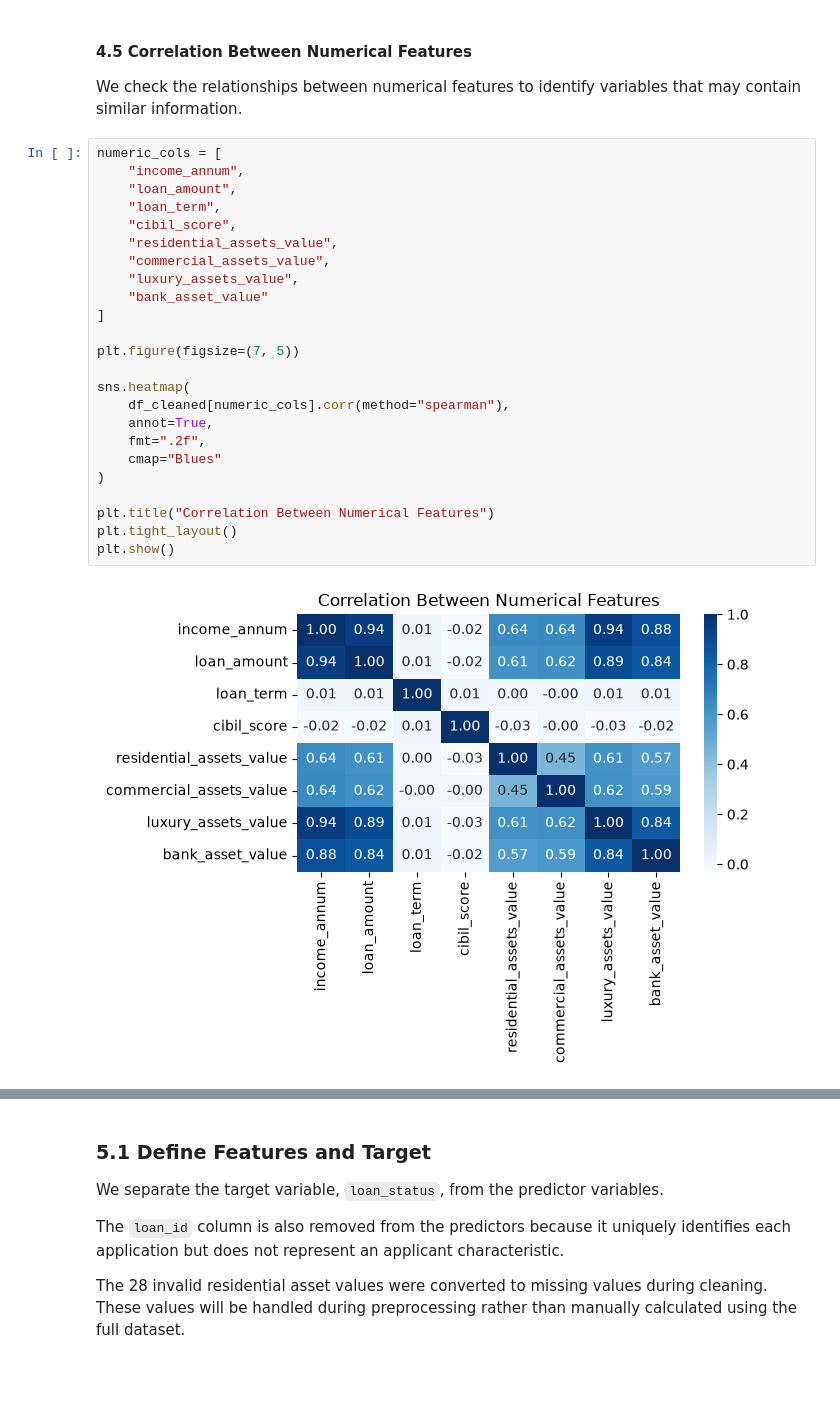
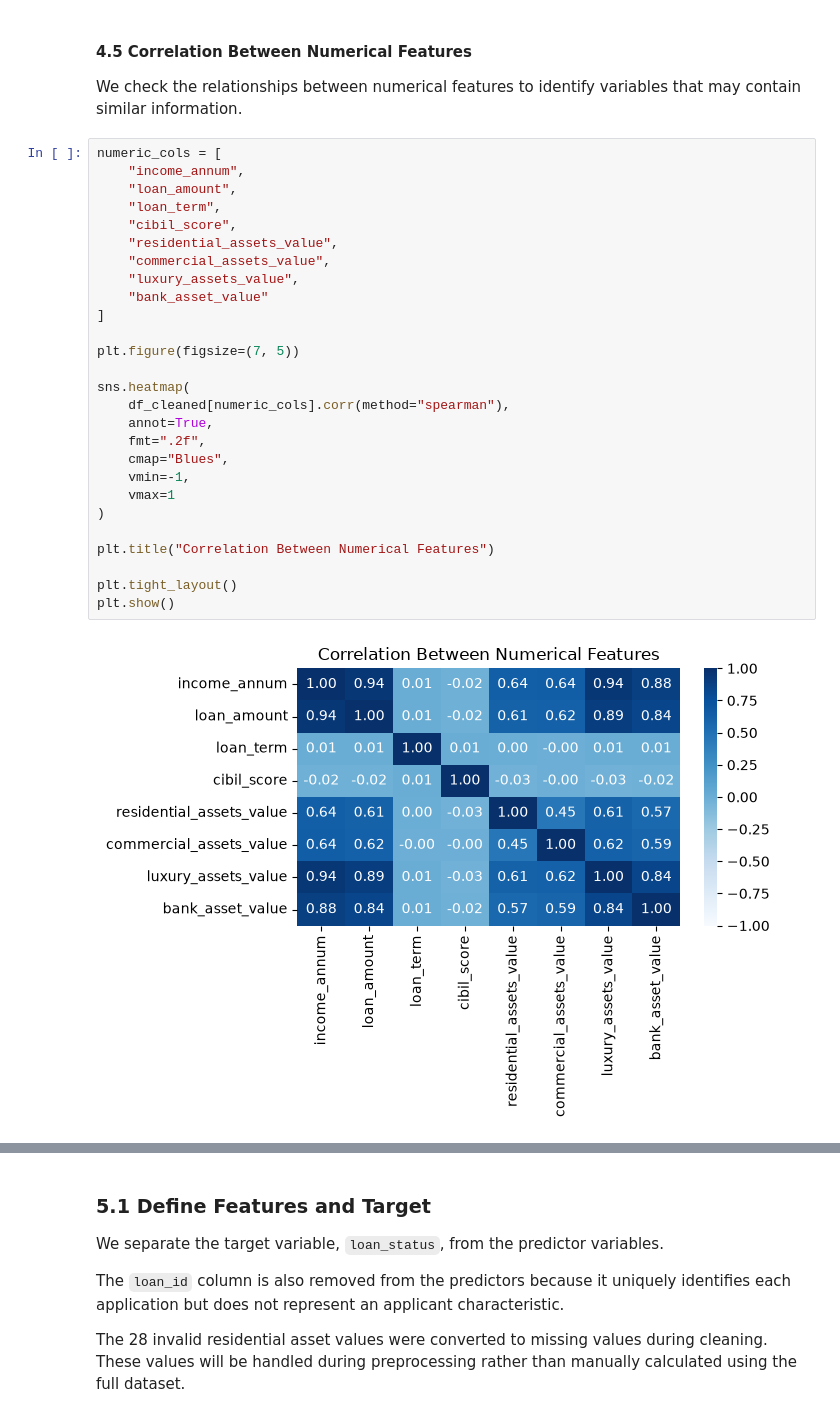
Before and after one commit to Benjamin-Ajagun/loan-approval-prediction, a Jupyter notebook: loan_approval_prediction.ipynb, the cells around one changed output, grey strips where cells are left out. Drawn from its saved outputs; the diff is of its cells as text; blank space fills up the shorter version.

Commit message:
Complete loan approval model analysis

```diff
--- a/loan_approval_prediction.ipynb
+++ b/loan_approval_prediction.ipynb
@@ -712,29 +722,32 @@ plt.show()
 #### 4.5 Correlation Between Numerical Features
 
 We check the relationships between numerical features to identify variables that may contain similar information.
-# %%
-numeric_cols = [
-    "income_annum",
-    "loan_amount",
-    "loan_term",
-    "cibil_score",
-    "residential_assets_value",
-    "commercial_assets_value",
-    "luxury_assets_value",
-    "bank_asset_value"
-]
-
-plt.figure(figsize=(7, 5))
-
-sns.heatmap(
-    df_cleaned[numeric_cols].corr(method="spearman"),
-    annot=True,
-    fmt=".2f",
-    cmap="Blues"
-)
-
-plt.title("Correlation Between Numerical Features")
-plt.tight_layout()
-plt.show()
-# %% [output]
-[figure, removed]
+# %%
+numeric_cols = [
+    "income_annum",
+    "loan_amount",
+    "loan_term",
+    "cibil_score",
+    "residential_assets_value",
+    "commercial_assets_value",
+    "luxury_assets_value",
+    "bank_asset_value"
+]
+
+plt.figure(figsize=(7, 5))
+
+sns.heatmap(
+    df_cleaned[numeric_cols].corr(method="spearman"),
+    annot=True,
+    fmt=".2f",
+    cmap="Blues",
+    vmin=-1,
+    vmax=1
+)
+
+plt.title("Correlation Between Numerical Features")
+
+plt.tight_layout()
+plt.show()
+# %% [output]
+[figure, added]
```
Also changed, not shown: parts of 56 cells of this notebook.
